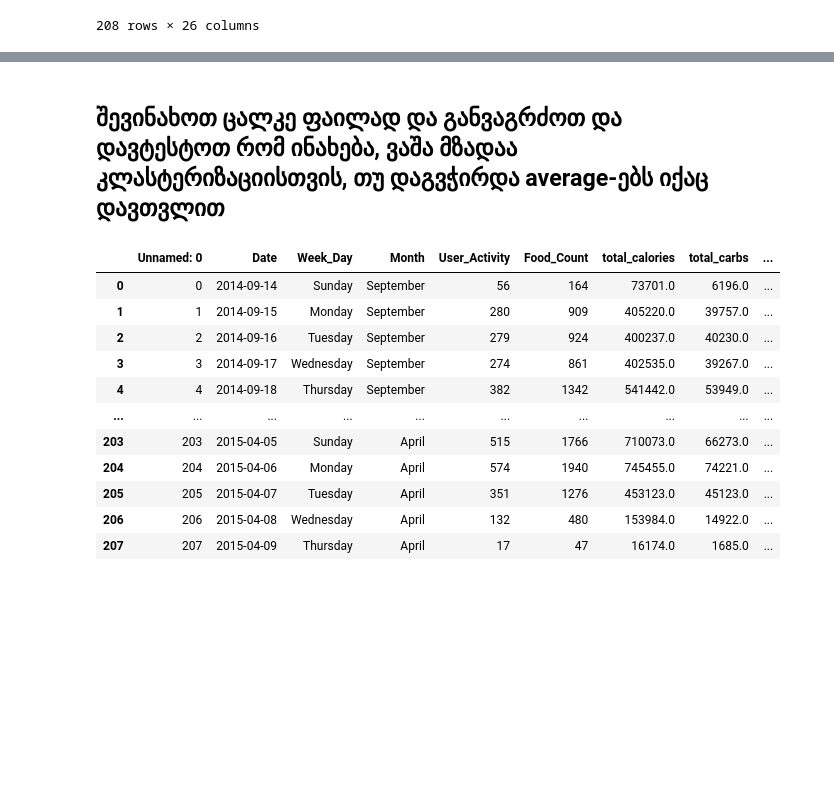
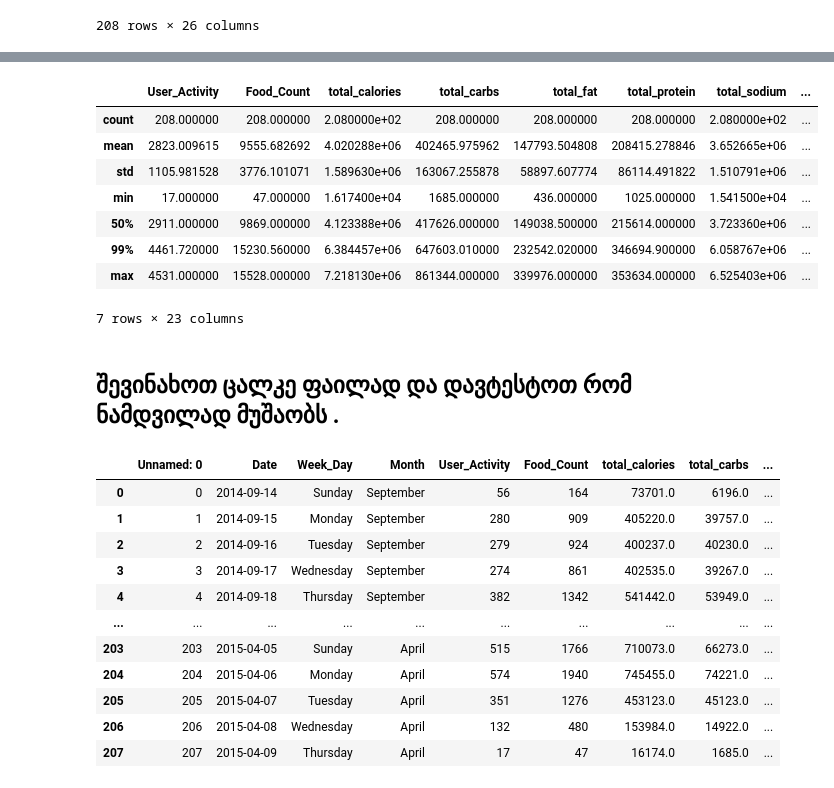
Before and after one commit to dbera17/ML, a Jupyter notebook: final_proj.ipynb, the cells around one changed output, grey strips where cells are left out. Drawn from its saved outputs; the diff is of its cells as text; code cells hidden in the pictures; blank space fills up the shorter version.

```diff
--- a/final_proj.ipynb
+++ b/final_proj.ipynb
@@ -516,5 +532,17 @@ tmp_frame
+# %%
+tmp_frame.describe([0.99])
+# %% [output]
+|  | User_Activity | Food_Count | total_calories | total_carbs | total_fat | total_protein | total_sodium | ... |
+| count | 208.000000 | 208.000000 | 2.080000e+02 | 208.000000 | 208.000000 | 208.000000 | 2.080000e+02 | ... |
+| mean | 2823.009615 | 9555.682692 | 4.020288e+06 | 402465.975962 | 147793.504808 | 208415.278846 | 3.652665e+06 | ... |
+| std | 1105.981528 | 3776.101071 | 1.589630e+06 | 163067.255878 | 58897.607774 | 86114.491822 | 1.510791e+06 | ... |
+| min | 17.000000 | 47.000000 | 1.617400e+04 | 1685.000000 | 436.000000 | 1025.000000 | 1.541500e+04 | ... |
+| 50% | 2911.000000 | 9869.000000 | 4.123388e+06 | 417626.000000 | 149038.500000 | 215614.000000 | 3.723360e+06 | ... |
+| 99% | 4461.720000 | 15230.560000 | 6.384457e+06 | 647603.010000 | 232542.020000 | 346694.900000 | 6.058767e+06 | ... |
+| max | 4531.000000 | 15528.000000 | 7.218130e+06 | 861344.000000 | 339976.000000 | 353634.000000 | 6.525403e+06 | ... |
+7 rows × 23 columns
 # %% [markdown]
-## შევინახოთ ცალკე ფაილად და განვაგრძოთ და დავტესტოთ რომ ინახება, ვაშა მზადაა კლასტერიზაციისთვის, თუ დაგვჭირდა average-ებს იქაც დავთვლით
+## შევინახოთ ცალკე ფაილად და დავტესტოთ რომ ნამდვილად მუშაობს .
 # %%
 tmp_frame.to_csv('DataForClusterization.csv')
 testDB = pd.read_csv('DataForClusterization.csv')
```
Also changed, not shown: parts of 27 cells of this notebook.
